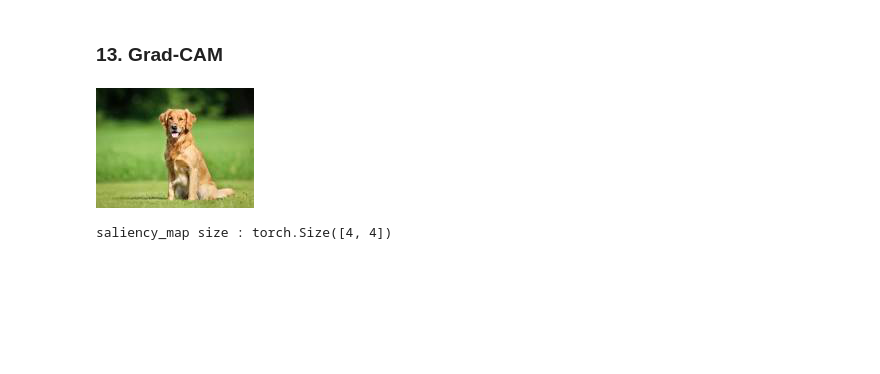
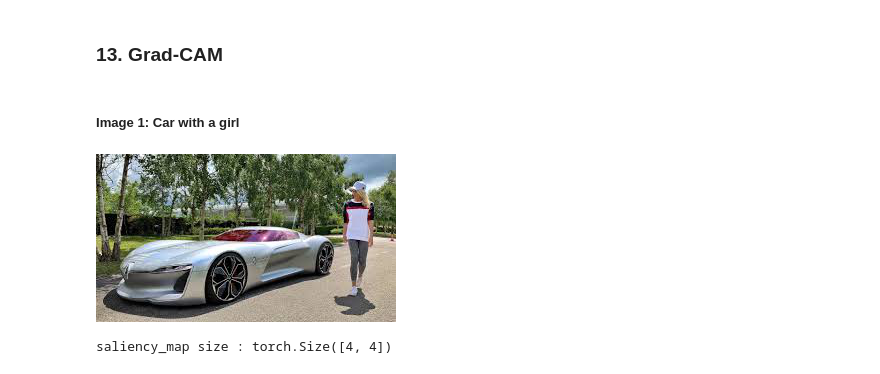
Before and after one commit to praveenraghuvanshi1512/EVA4, a Jupyter notebook: Session-9/Assignment-9/EVA_4_S9_Praveen_Raghuvanshi_Main.ipynb, the cells around one changed output. Drawn from its saved outputs; the diff is of its cells as text; code cells hidden in the pictures; blank space fills up the shorter version.

```diff
--- a/Session-9/Assignment-9/EVA_4_S9_Praveen_Raghuvanshi_Main.ipynb
+++ b/Session-9/Assignment-9/EVA_4_S9_Praveen_Raghuvanshi_Main.ipynb
@@ -196,10 +181,13 @@ Epoch: 29
 Training completed
 # %% [markdown]
 ### 13. Grad-CAM
+# %% [markdown]
+##### Image 1: Car with a girl
 # %%
 # Load Image
-imagename = 'dog.jpg'
-pil_img = loadimage('/content/drive/My Drive/eva-4/assignment-9/sampleimages', imagename)
+imagename = 'car.jpg'
+imagedir = '/content/drive/My Drive/eva-4/assignment-9/sampleimages'
+pil_img = loadimage(imagedir, imagename)
 pil_img
 # %% [output]
-[figure, old version]
+[figure, new version]
@@ -211,8 +193,0 @@ normed_torch_img = normalizer(torch_img)
-# %%
-resnet = model
-resnet.eval(), resnet.cuda();
-model_dict = dict(type='resnet', arch=resnet, layer_name='layer4', input_size=(32, 32))
-gradcam = GradCAM(model_dict, True)
-gradcampp = GradCAMpp(model_dict)
-# %% [output]
-saliency_map size : torch.Size([4, 4])
@@ -229,3 +194,7 @@ imgs = make_grid(torch.cat(imgs, 0), nrow=5)
+# %%
+imgs = applygradcam(pil_img, model, imagedir, imagename)
+# %% [output]
+saliency_map size : torch.Size([4, 4])
 # %%
 pilimg = saveimage(imgs, '/content/drive/My Drive/eva-4/assignment-9/outputs', imagename)
 pilimg
```
Also changed, not shown: parts of 15 cells of this notebook.
